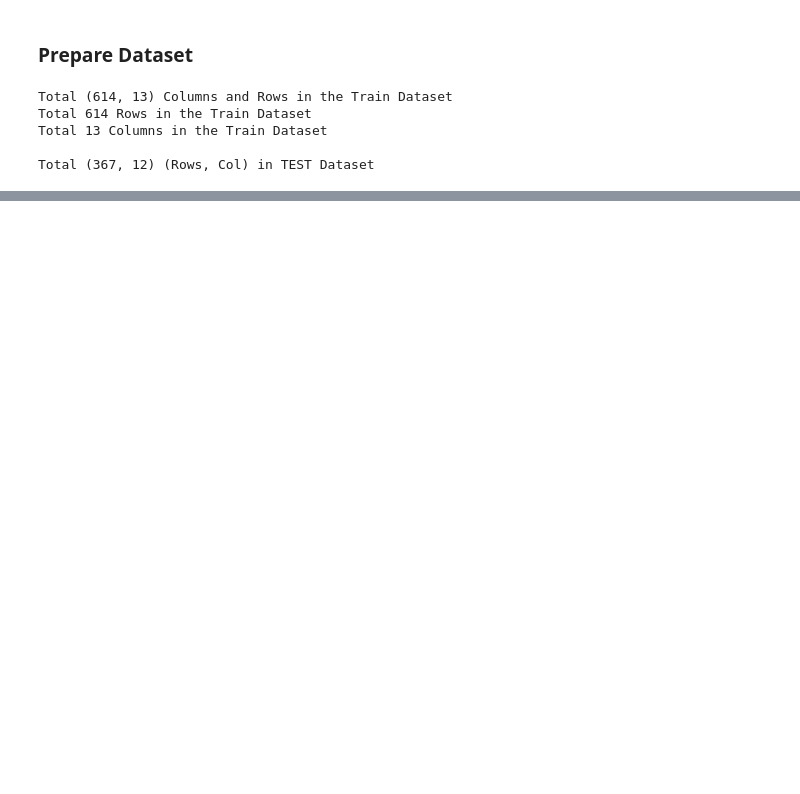
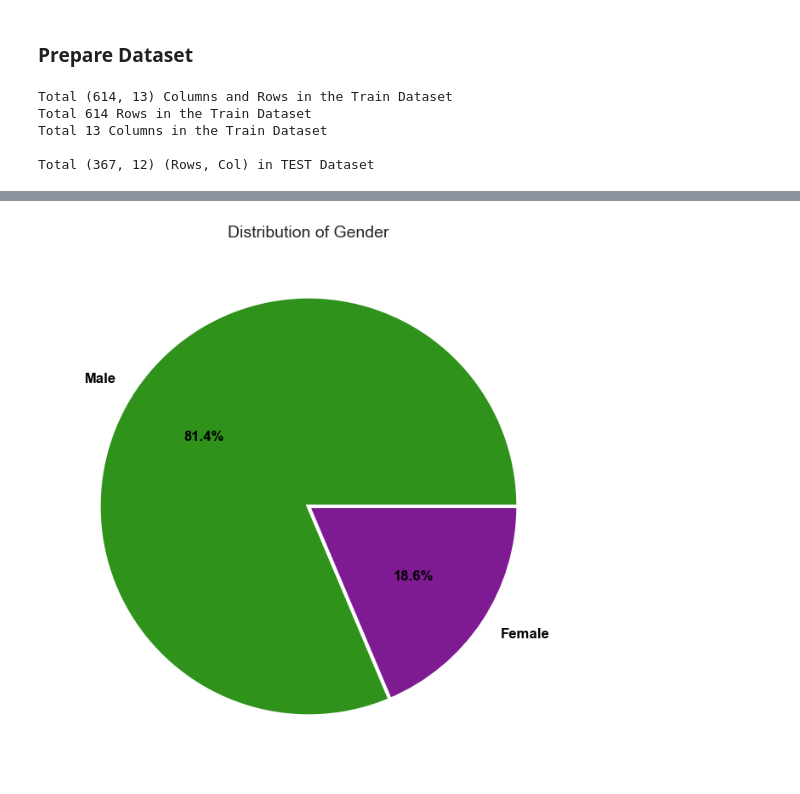
Before and after one commit to EdwinNgui/SmartLoans, a Jupyter notebook: backend/notebooks/analysis.ipynb, the cells around one changed output, grey strips where cells are left out. Drawn from its saved outputs; the diff is of its cells as text; code cells hidden in the pictures; blank space fills up the shorter version.

```diff
--- a/backend/notebooks/analysis.ipynb
+++ b/backend/notebooks/analysis.ipynb
@@ -104,0 +206,15 @@ data.head() # .head() is from pandas; it views the first few rows
+# %%
+# Gender frequency
+gender_counts = data['Gender'].value_counts()
+color_pie= ['#2e921b', '#7f1b92']
+
+# Pie Plot
+names = ['Male', 'Female']
+fig, ax = plt.subplots(figsize=(12,8))
+ax.pie(gender_counts, labels=names, autopct='%.1f%%', colors=color_pie,
+       wedgeprops={'linewidth': 3.0, 'edgecolor': '#FFFFFF'},
+       textprops={'size': 'medium', 'color':'#000000', 'weight':'bold'})
+ax.set_title('Distribution of Gender', fontsize=14)
+plt.show()
+# %% [output]
+[figure, added]
```
Also changed, not shown: parts of 20 cells of this notebook.
